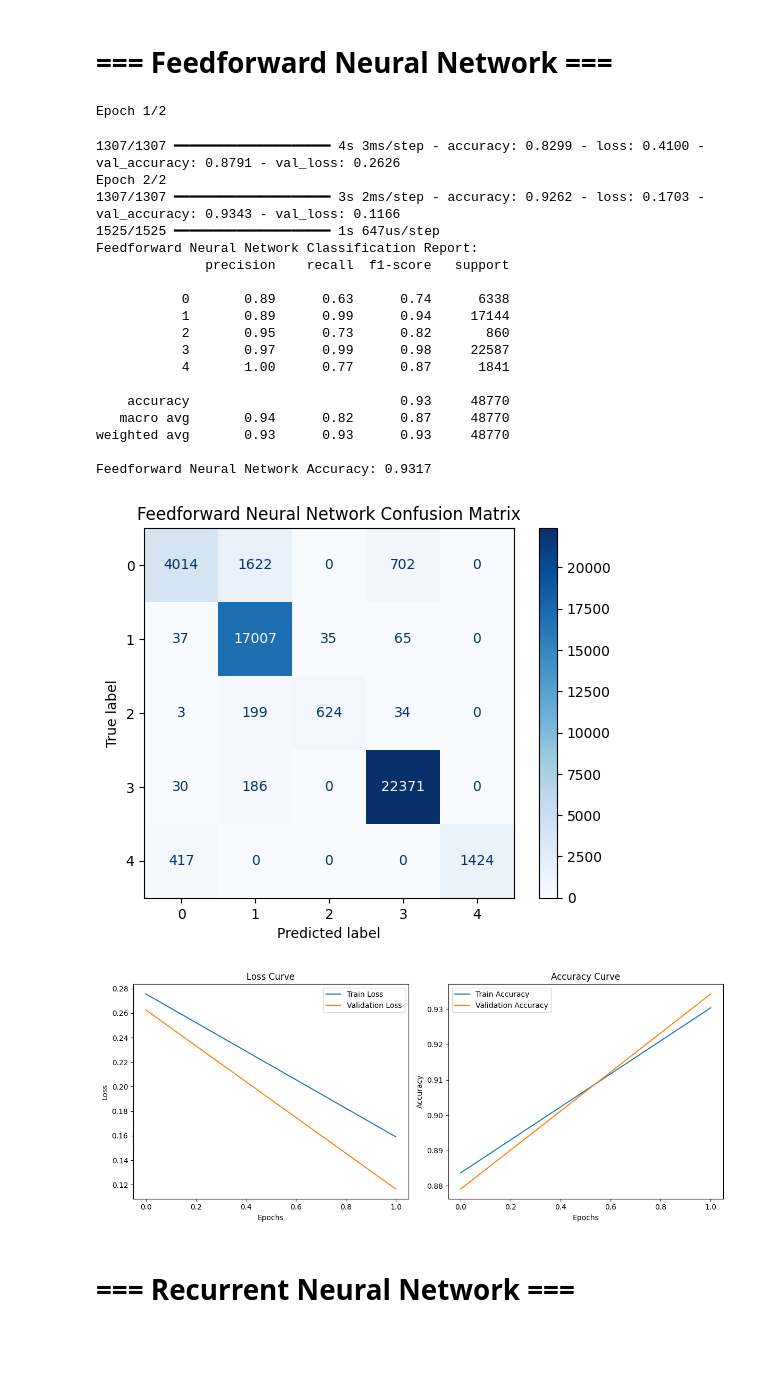
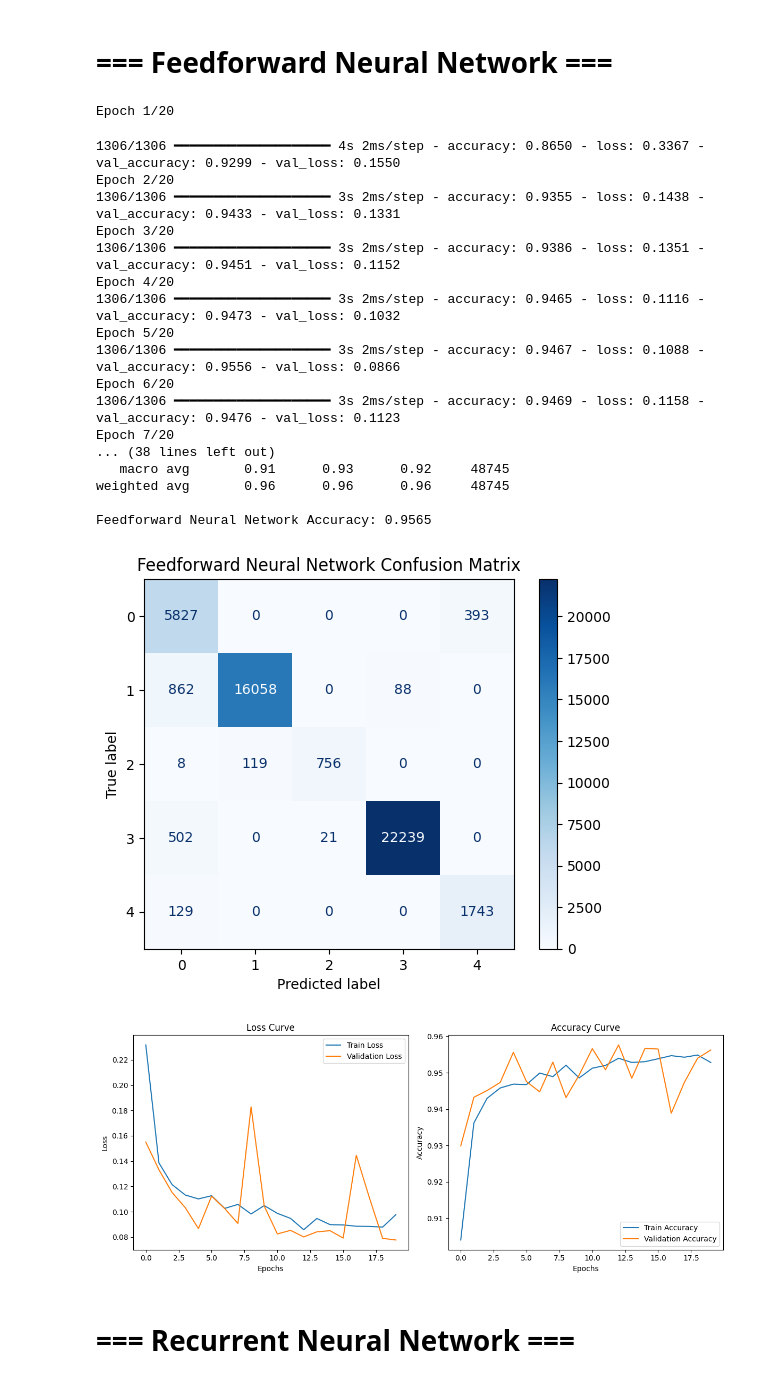
Before and after one commit to FuLLeNN/MLA1-A7, a Jupyter notebook: 7. Final Group Project.ipynb, the cells around one changed output. Drawn from its saved outputs; the diff is of its cells as text; code cells hidden in the pictures; blank space fills up the shorter version.

```diff
--- a/7. Final Group Project.ipynb
+++ b/7. Final Group Project.ipynb
@@ -454,6 +454,42 @@ def count_cards(hand):
 
 
 expanded_data['more_than_two_cards'] = expanded_data['current_hand'].apply(count_cards)
+
+
+
+def should_double_down(row):
+
+    if row['current_hand_value'] == 11:
+        return 1
+    elif row['current_hand_value'] == 10:
+        return 1 if row['dealer_up'] in range(2, 10) else 0
+    elif row['current_hand_value'] == 9:
+        return 1 if row['dealer_up'] in range(3, 7) else 0
+
+    # Soft Hands (with Ace)
+    elif row['hand_type'] == 'Soft' and row['current_hand_value'] == 18:
+        return 1 if row['dealer_up'] == 6 else 0
+    elif row['hand_type'] == 'Soft' and row['current_hand_value'] == 17:
+        return 1 if row['dealer_up'] in range(3, 7) else 0
+    elif row['hand_type'] == 'Soft' and row['current_hand_value'] == 16:
+        return 1 if row['dealer_up'] in range(4, 7) else 0
+    elif row['hand_type'] == 'Soft' and row['current_hand_value'] == 15:
+        return 1 if row['dealer_up'] in range(4, 7) else 0
+    elif row['hand_type'] == 'Soft' and row['current_hand_value'] == 14:
+        return 1 if row['dealer_up'] in range(5, 7) else 0
+    elif row['hand_type'] == 'Soft' and row['current_hand_value'] == 13:
+        return 1 if row['dealer_up'] in range(5, 7) else 0
+
+    # Pairs
+    elif row['hand_type'] == 'Pair' and row['current_hand_value'] == 5:
+        return 1 if row['dealer_up'] in range(2, 10) else 0
+    elif row['hand_type'] == 'Pair' and row['current_hand_value'] == 9:
+        return 1 if row['dealer_up'] in range(2, 10) and row['dealer_up'] != 7 else 0
+
+    return 0
+
+expanded_data['should_double_down'] = expanded_data.apply(should_double_down, axis=1)
+
 expanded_data.drop(columns=['count_adjustment', 'current_hand'], inplace=True)
 
 expanded_data
@@ -497,12 +533,11 @@ ordinal_encoder = OrdinalEncoder(categories=[hand_type_order])
 expanded_data['hand_type'] = ordinal_encoder.fit_transform(expanded_data[['hand_type']]).astype(int)
 
 
-numeric_columns = ['dealer_up', 'current_hand_value', 'dealer_bust_probability', 'player_bust_probability']
+numeric_columns = ['dealer_up', 'current_hand_value', 'dealer_bust_probability', 'player_bust_probability','should_double_down']
 scaler = MinMaxScaler()
 
 #scaling
 expanded_data[numeric_columns] = scaler.fit_transform(expanded_data[numeric_columns])
-expanded_data[numeric_columns] = scaler.fit_transform(expanded_data[numeric_columns])
 # Display the resulting DataFrame
 expanded_data
 # %% [output]
@@ -612,7 +669,7 @@ model.compile(optimizer=opt, loss='categorical_crossentropy', metrics=['accuracy
 
 # Train the model
 history = model.fit(X_train, y_train_nn,
-                    epochs=2,
+                    epochs=20,
                     validation_data=(X_val, y_val_nn),
                     verbose=1)
 
@@ -639,53 +696,52 @@ plt.show()
 plt.figure(figsize=(12, 5))
 
 # Plot Loss
 plt.subplot(1, 2, 1)
 plt.plot(history.history['loss'], label='Train Loss')
 plt.plot(history.history['val_loss'], label='Validation Loss')
 plt.xlabel('Epochs')
 plt.ylabel('Loss')
 plt.title('Loss Curve')
 plt.legend()
 
 # Plot Accuracy
 plt.subplot(1, 2, 2)
 plt.plot(history.history['accuracy'], label='Train Accuracy')
 plt.plot(history.history['val_accuracy'], label='Validation Accuracy')
 plt.xlabel('Epochs')
 plt.ylabel('Accuracy')
 plt.title('Accuracy Curve')
 plt.legend()
 
 plt.tight_layout()
 plt.show()
 
 
 # import shap
 # explainer = shap.Explainer(model, X_train)
 # shap_values = explainer(X_train)
 # shap.summary_plot(shap_values, X_train)
 # %% [output]
-Epoch 1/2
+Epoch 1/20
-1307/1307 ━━━━━━━━━━━━━━━━━━━━ 4s 3ms/step - accuracy: 0.8299 - loss: 0.4100 - val_accuracy: 0.8791 - val_loss: 0.2626
-Epoch 2/2
-1307/1307 ━━━━━━━━━━━━━━━━━━━━ 3s 2ms/step - accuracy: 0.9262 - loss: 0.1703 - val_accuracy: 0.9343 - val_loss: 0.1166
-1525/1525 ━━━━━━━━━━━━━━━━━━━━ 1s 647us/step
-Feedforward Neural Network Classification Report:
-              precision    recall  f1-score   support
+1306/1306 ━━━━━━━━━━━━━━━━━━━━ 4s 2ms/step - accuracy: 0.8650 - loss: 0.3367 - val_accuracy: 0.9299 - val_loss: 0.1550
+Epoch 2/20
+1306/1306 ━━━━━━━━━━━━━━━━━━━━ 3s 2ms/step - accuracy: 0.9355 - loss: 0.1438 - val_accuracy: 0.9433 - val_loss: 0.1331
+Epoch 3/20
+1306/1306 ━━━━━━━━━━━━━━━━━━━━ 3s 2ms/step - accuracy: 0.9386 - loss: 0.1351 - val_accuracy: 0.9451 - val_loss: 0.1152
+Epoch 4/20
+1306/1306 ━━━━━━━━━━━━━━━━━━━━ 3s 2ms/step - accuracy: 0.9465 - loss: 0.1116 - val_accuracy: 0.9473 - val_loss: 0.1032
+Epoch 5/20
+1306/1306 ━━━━━━━━━━━━━━━━━━━━ 3s 2ms/step - accuracy: 0.9467 - loss: 0.1088 - val_accuracy: 0.9556 - val_loss: 0.0866
+Epoch 6/20
+1306/1306 ━━━━━━━━━━━━━━━━━━━━ 3s 2ms/step - accuracy: 0.9469 - loss: 0.1158 - val_accuracy: 0.9476 - val_loss: 0.1123
+Epoch 7/20
+... (38 lines left out)
+   macro avg       0.91      0.93      0.92     48745
+weighted avg       0.96      0.96      0.96     48745
 
-           0       0.89      0.63      0.74      6338
-           1       0.89      0.99      0.94     17144
-           2       0.95      0.73      0.82       860
-           3       0.97      0.99      0.98     22587
-           4       1.00      0.77      0.87      1841
-
-    accuracy                           0.93     48770
-   macro avg       0.94      0.82      0.87     48770
-weighted avg       0.93      0.93      0.93     48770
-
-Feedforward Neural Network Accuracy: 0.9317
+Feedforward Neural Network Accuracy: 0.9565
-[figure, old version]
+[figure, new version]
-[figure, old version]
+[figure, new version]
 # %% [markdown]
 # === Recurrent Neural Network ===
 # %%
```
Also changed, not shown: parts of 9 cells of this notebook.
